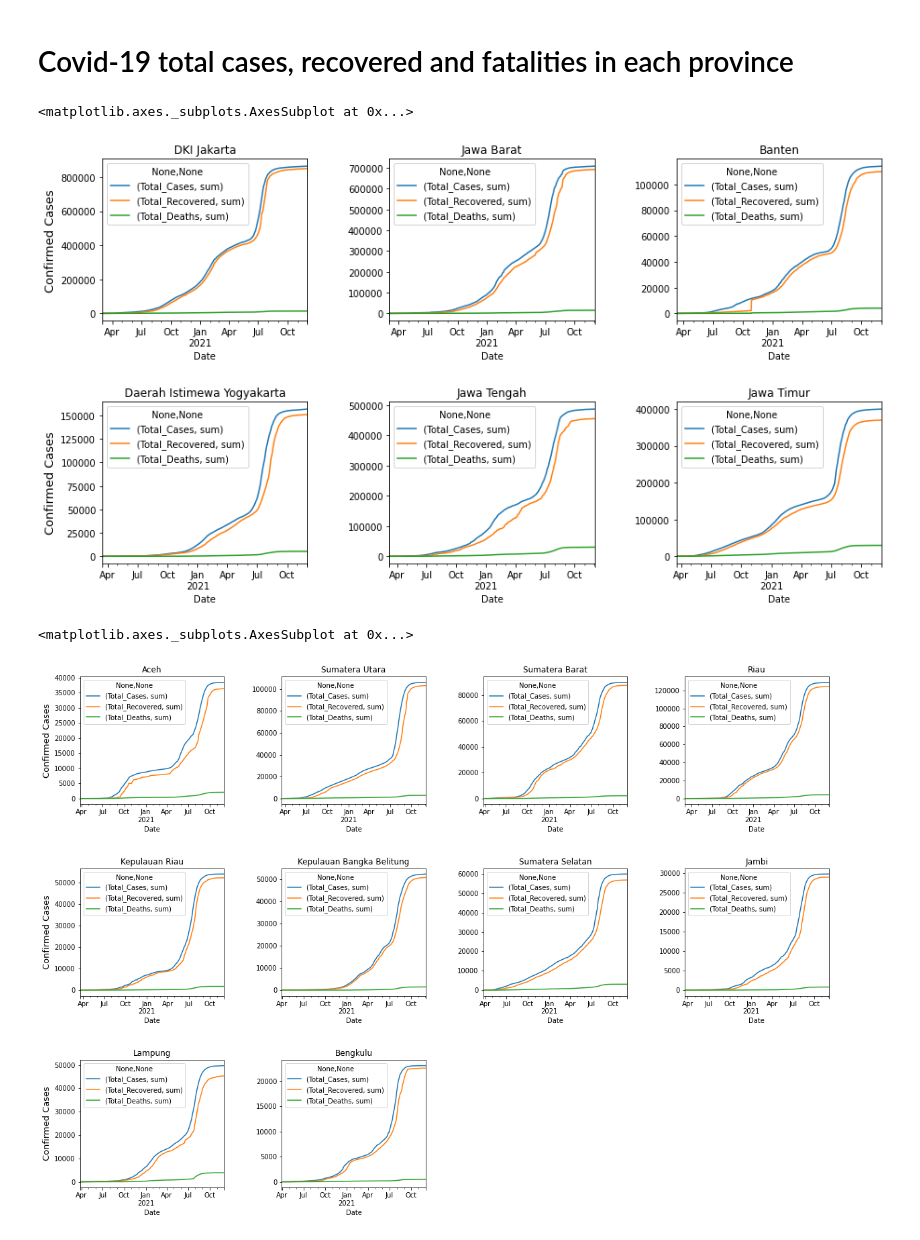
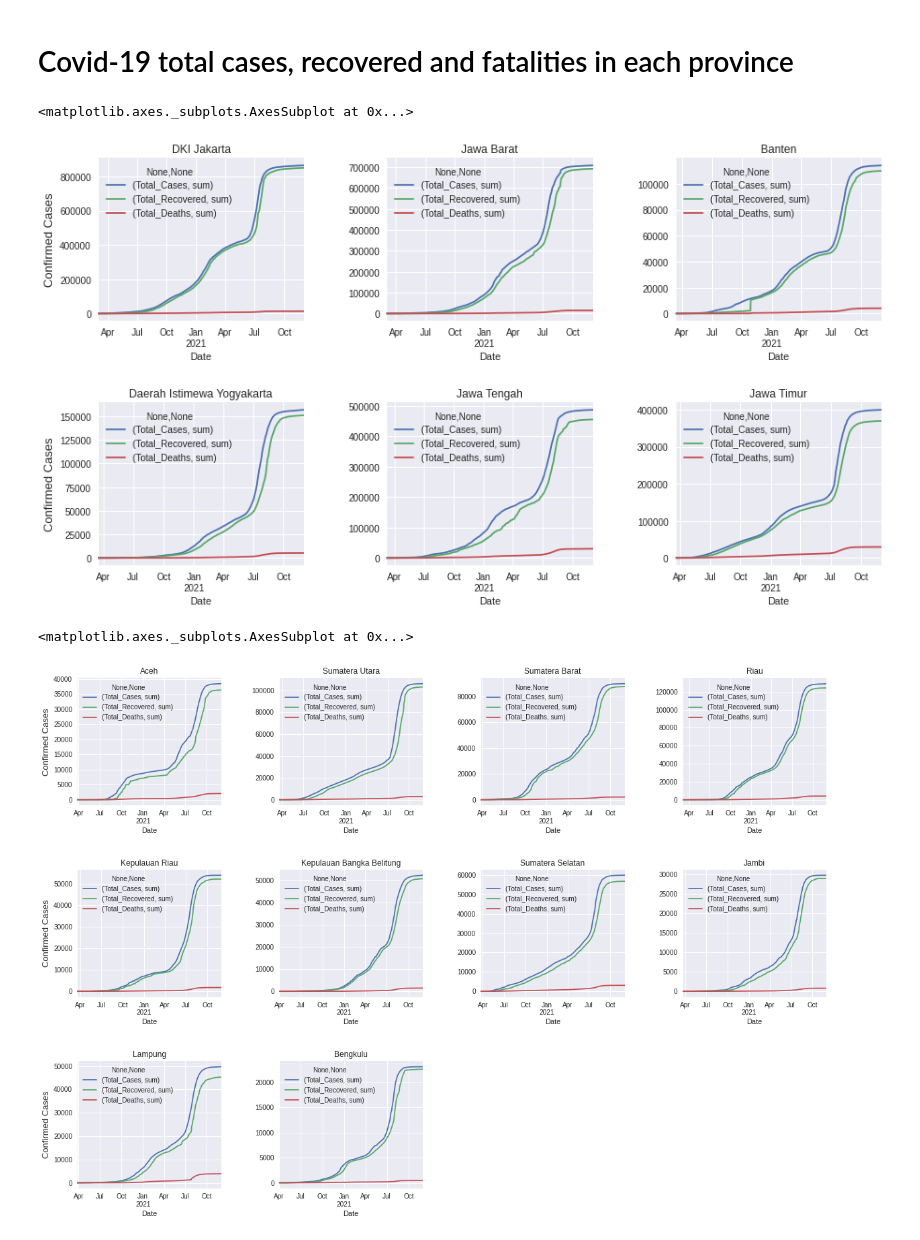
Before and after one commit to azizpambayun/project, a Jupyter notebook: covid_19_analysis_and_visualization_in_Indonesia.ipynb, the cells around one changed output. Cells and saved outputs as stored; diff of their text form; code cells hidden in the pictures.

```diff
--- a/covid_19_analysis_and_visualization_in_Indonesia.ipynb
+++ b/covid_19_analysis_and_visualization_in_Indonesia.ipynb
@@ -155,6 +160,7 @@ recovered = covid[covid['Location_ISO_Code']=='IDN'].groupby(['Date']).agg({'Tot
 fatalities = covid[covid['Location_ISO_Code']=='IDN'].groupby(['Date']).agg({'Total_Deaths':['sum']})
 total = (confirmed_cases.join(recovered)).join(fatalities)
 
+plt.style.use('seaborn')
 total.plot(ax=plt.gca(), title='Indonesia', figsize =(8,6))
 # %% [output]
 <matplotlib.axes._subplots.AxesSubplot at 0x...>
@@ -208,34 +214,35 @@ fatalities_jateng = covid[covid['Location_ISO_Code']=='ID-JT'].groupby(['Date'])
 jateng = (cc_jateng.join(rec_jateng)).join(fatalities_jateng)
 
 cc_jatim = covid[covid['Location_ISO_Code']=='ID-JI'].groupby(['Date']).agg({'Total_Cases':['sum']})
 rec_jatim = covid[covid['Location_ISO_Code']=='ID-JI'].groupby(['Date']).agg({'Total_Recovered':['sum']})
 fatalities_jatim = covid[covid['Location_ISO_Code']=='ID-JI'].groupby(['Date']).agg({'Total_Deaths':['sum']})
 jatim = (cc_jatim.join(rec_jatim)).join(fatalities_jatim)
 
 plt.figure(figsize=(15,8))
+plt.style.use('seaborn')
 plt.subplot(2,3,1)
 plt.subplots_adjust(hspace=0.5, wspace=0.4)
 jakarta.plot(ax=plt.gca(), title='DKI Jakarta')
 plt.ylabel('Confirmed Cases', size=13)
 
 plt.subplot(2,3,2)
 jabar.plot(ax=plt.gca(), title='Jawa Barat')
 
 plt.subplot(2,3,3)
 banten.plot(ax=plt.gca(), title='Banten')
 
 plt.subplot(2,3,4)
 yogyakarta.plot(ax=plt.gca(), title='Daerah Istimewa Yogyakarta')
 plt.ylabel('Confirmed Cases', size=13)
 
 plt.subplot(2,3,5)
 jateng.plot(ax=plt.gca(), title='Jawa Tengah')
 
 plt.subplot(2,3,6)
 jatim.plot(ax=plt.gca(), title='Jawa Timur')
 # %% [output]
 <matplotlib.axes._subplots.AxesSubplot at 0x...>
-[figure, old version]
+[figure, new version]
 # %%
 cc_aceh = covid[covid['Location_ISO_Code']=='ID-AC'].groupby(['Date']).agg({'Total_Cases':['sum']})
 rec_aceh = covid[covid['Location_ISO_Code']=='ID-AC'].groupby(['Date']).agg({'Total_Recovered':['sum']})
@@ -288,6 +295,7 @@ fatalities_bengkulu = covid[covid['Location_ISO_Code']=='ID-BE'].groupby(['Date'
 bengkulu = (cc_bengkulu.join(rec_bengkulu)).join(fatalities_bengkulu)
 
 plt.figure(figsize=(20,14))
+plt.style.use('seaborn')
 plt.subplot(3,4,1)
 plt.subplots_adjust(hspace=0.5, wspace=0.4)
 aceh.plot(ax=plt.gca(), title='Aceh')
@@ -323,6 +331,6 @@ plt.subplot(3,4,10)
 bengkulu.plot(ax=plt.gca(), title='Bengkulu')
 # %% [output]
 <matplotlib.axes._subplots.AxesSubplot at 0x...>
-[figure, old version]
+[figure, new version]
 # %%
 cc_kalbar = covid[covid['Location_ISO_Code']=='ID-KB'].groupby(['Date']).agg({'Total_Cases':['sum']})
```
Also changed, not shown: parts of 7 cells of this notebook.
